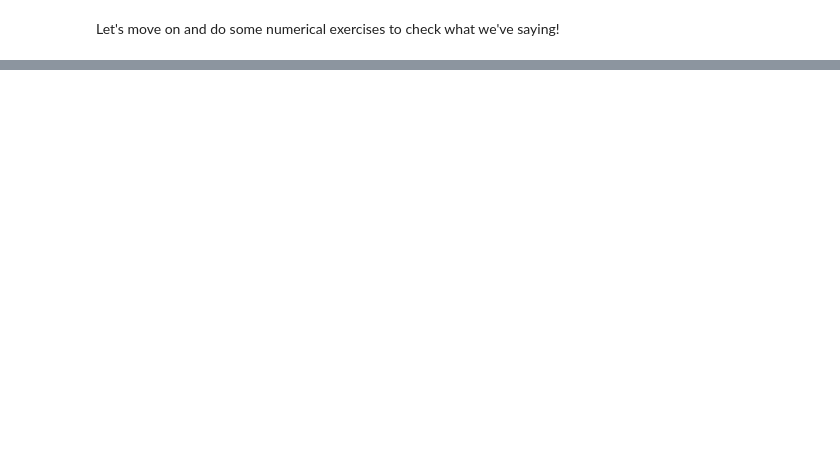
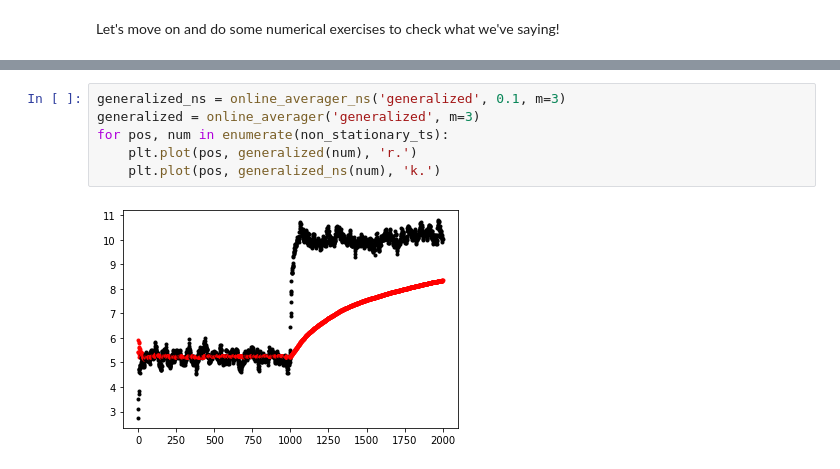
Before and after one commit to rsoaresp/docs, a Jupyter notebook: mean_variance_online_calculations.ipynb, the cells around one changed output, grey strips where cells are left out. Cells and saved outputs as stored; diff of their text form; blank space fills up the shorter version.

```diff
--- a/mean_variance_online_calculations.ipynb
+++ b/mean_variance_online_calculations.ipynb
@@ -89,0 +151,8 @@ Non-stationary mean
+# %%
+generalized_ns = online_averager_ns('generalized', 0.1, m=3)
+generalized = online_averager('generalized', m=3)
+for pos, num in enumerate(non_stationary_ts):
+    plt.plot(pos, generalized(num), 'r.')
+    plt.plot(pos, generalized_ns(num), 'k.')
+# %% [output]
+[figure, added]
```
Also changed, not shown: parts of 25 cells of this notebook.
